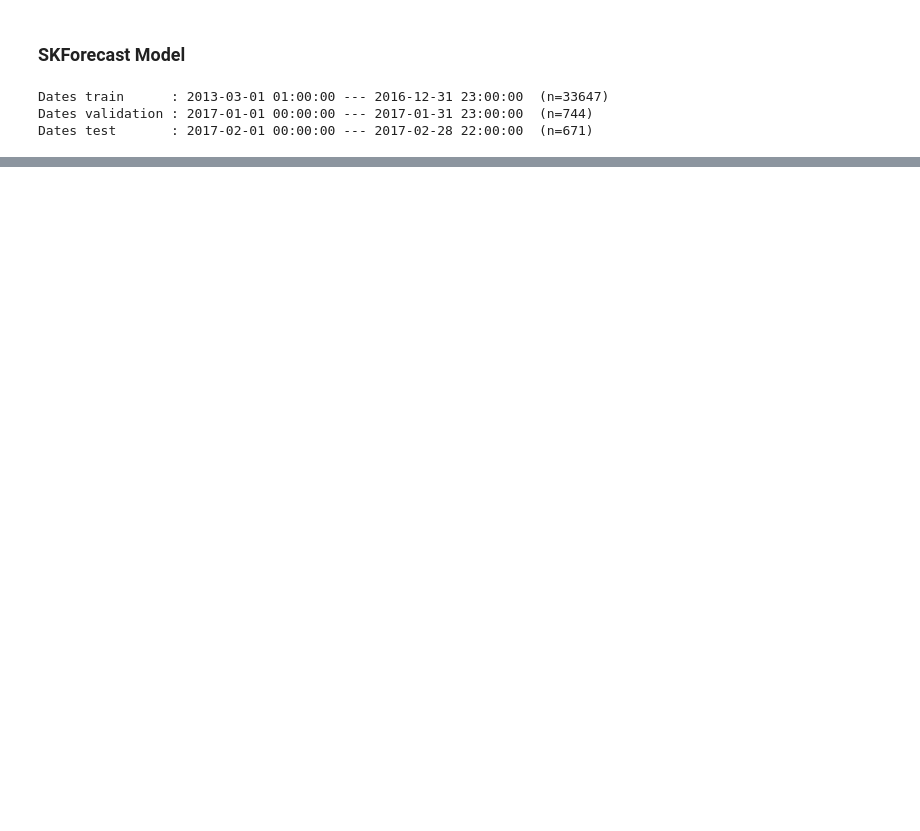
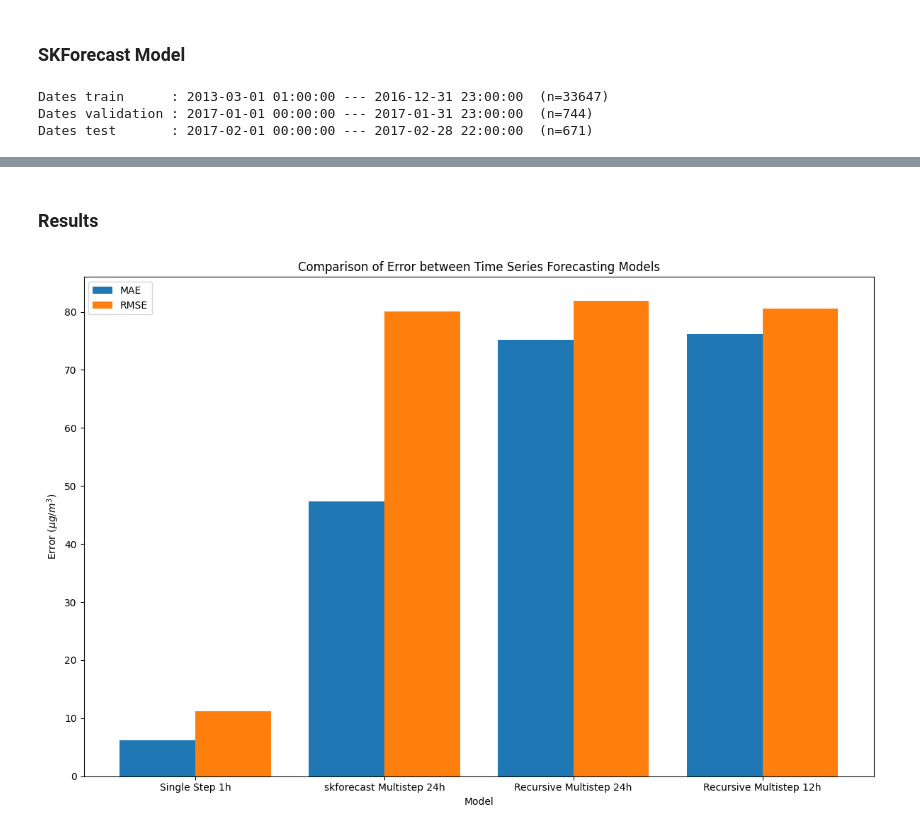
Before and after one commit to justinwhare/Air-Quality-Forecasting, a Jupyter notebook: Modeling.ipynb, the cells around one changed output, grey strips where cells are left out. Drawn from its saved outputs; the diff is of its cells as text; code cells hidden in the pictures; blank space fills up the shorter version.

```diff
--- a/Modeling.ipynb
+++ b/Modeling.ipynb
@@ -391,0 +406,28 @@ score
+# %%
+skf_errors = {'MAE':score['mean_absolute_error'], 'RMSE':score['root_mean_squared_error']}
+# %% [markdown]
+### Results
+# %%
+table1 = multi_error_df[multi_error_df['Forecast Horizon'].isin([12, 24])].drop('Forecast Horizon', axis = 1)
+table2 = pd.DataFrame(single_error)
+table3 = pd.DataFrame(skf_errors)
+# %%
+errors_table = pd.concat([table1, table2, table3])
+errors_table['Model'] = ['Recursive Multistep 12h', 'Recursive Multistep 24h', 'Single Step 1h', 'skforecast Multistep 24h']
+errors_table.sort_values('MAE', inplace = True)
+errors_table.reset_index(drop = True, inplace = True)
+# %%
+fig = plt.figure(figsize = (12, 8))
+
+w = 0.4
+plt.bar(x = errors_table.index - w/2 ,height = errors_table['MAE'], width = w, label = 'MAE')
+plt.bar(x = errors_table.index + w/2 ,height = errors_table['RMSE'], width = w, label = 'RMSE')
+
+plt.title('Comparison of Error between Time Series Forecasting Models')
+plt.xticks(ticks = [0, 1, 2, 3], labels = errors_table['Model'])
+plt.xlabel('Model')
+plt.ylabel(r'Error ($\mu g/m^3$)')
+plt.legend()
+plt.tight_layout()
+# %% [output]
+[figure, added]
```
Also changed, not shown: parts of 25 cells of this notebook.
